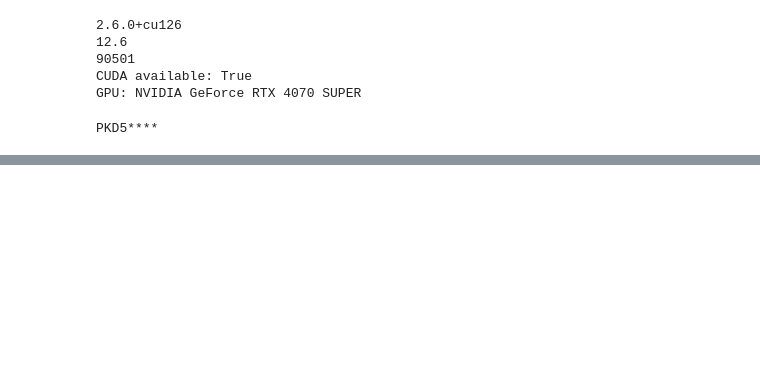
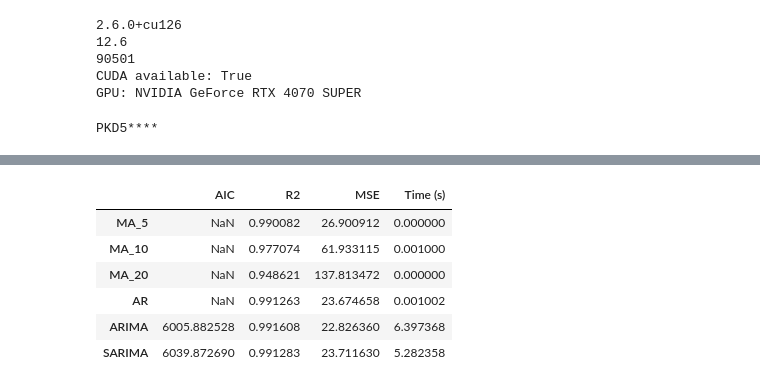
Before and after one commit to rmeza09/Green_Machine, a Jupyter notebook: MA_AR_ARIMA.ipynb, the cells around one changed output, grey strips where cells are left out. Drawn from its saved outputs; the diff is of its cells as text; code cells hidden in the pictures; blank space fills up the shorter version.

Commit message:
completed linear modeling for stochastic processes

```diff
--- a/MA_AR_ARIMA.ipynb
+++ b/MA_AR_ARIMA.ipynb
@@ -40,13 +44,17 @@ PKD5****
+# %%
+eq_symbol = "SPY"
+startYear = 2020
+endYear = 2023
 # %%
 # Create data client
 client = StockHistoricalDataClient(API_KEY, SECRET_KEY)
 
 # Define request
 request_params = StockBarsRequest(
-    symbol_or_symbols=["AAPL"],
+    symbol_or_symbols=[eq_symbol],
     timeframe=TimeFrame.Day,
-    start=datetime(2023, 1, 1),
-    end=datetime(2023, 12, 31)
+    start=datetime(startYear, 1, 1),
+    end=datetime(endYear, 12, 31)
 )
 
 # Fetch data
@@ -132,9 +180,11 @@ for i in range(lag, len(close_array)):
 
 X, y = np.array(X), np.array(y)
 
+start = time.time()
 # Fit model
 model = LinearRegression().fit(X, y)
 ARpreds = model.predict(X)
+ar_time = time.time() - start
 
 fig = go.Figure()
 # stockData
@@ -143,6 +193,7 @@ fig.add_trace(go.Scatter(x=stockData['timestamp'], y=stockData['close'],
 # Add the AR predictions
 fig.add_trace(go.Scatter(x=stockData['timestamp'][lag:], y=ARpreds,
                          mode='lines', name='AR Predictions'))
-fig.update_layout(title='AAPL Closing Prices vs AR(5) Model (Scikit-Learn)',
-                  xaxis_title='Date', yaxis_title='Price (USD)')
+fig.update_layout(title= eq_symbol + ' Closing Prices vs AR(5) Model (Scikit-Learn)' + ' (' + str(startYear) + '-' + str(endYear) + ')',
+                  xaxis_title='Date', yaxis_title='Price (USD)', width=1000,
+                   height=600)
 fig.show()
@@ -148,0 +430,61 @@ fig.show()
+# %%
+from sklearn.metrics import r2_score, mean_squared_error
+
+# Trim actual series to match the length of each prediction
+actual = close_series.reset_index(drop=True)
+
+metrics = {}
+
+# Moving Averages (skip NaNs at beginning)
+for label, preds in {
+    "MA_5": movingAvg5day,
+    "MA_10": movingAvg10day,
+    "MA_20": movingAvg20day
+}.items():
+    valid = ~preds.isna()
+    y_true, y_pred = actual[valid], preds[valid]
+    metrics[label] = {
+        "AIC": None,  # Not applicable
+        "R2": r2_score(y_true, y_pred),
+        "MSE": mean_squared_error(y_true, y_pred)
+    }
+
+# AR model
+metrics["AR"] = {
+    "AIC": None,  # AIC only available if you used statsmodels
+    "R2": r2_score(actual[5:], ARpreds),
+    "MSE": mean_squared_error(actual[5:], ARpreds)
+}
+
+# ARIMA model
+metrics["ARIMA"] = {
+    "AIC": ARIMA_model.aic(),
+    "R2": r2_score(actual[1:], ARIMA_preds),
+    "MSE": mean_squared_error(actual[1:], ARIMA_preds)
+}
+
+# SARIMA model
+metrics["SARIMA"] = {
+    "AIC": sarima_model.aic(),
+    "R2": r2_score(actual[1:], SARIMA_preds),
+    "MSE": mean_squared_error(actual[1:], SARIMA_preds)
+}
+
+metrics["MA_5"]["Time (s)"] = ma5_time
+metrics["MA_10"]["Time (s)"] = ma10_time
+metrics["MA_20"]["Time (s)"] = ma20_time
+metrics["AR"]["Time (s)"] = ar_time
+metrics["ARIMA"]["Time (s)"] = arima_time
+metrics["SARIMA"]["Time (s)"] = sarima_time
+
+metrics_df = pd.DataFrame(metrics).T
+metrics_df = metrics_df[["AIC", "R2", "MSE", "Time (s)"]]
+metrics_df
+# %% [output]
+|  | AIC | R2 | MSE | Time (s) |
+| MA_5 | NaN | 0.990082 | 26.900912 | 0.000000 |
+| MA_10 | NaN | 0.977074 | 61.933115 | 0.001000 |
+| MA_20 | NaN | 0.948621 | 137.813472 | 0.000000 |
+| AR | NaN | 0.991263 | 23.674658 | 0.001002 |
+| ARIMA | 6005.882528 | 0.991608 | 22.826360 | 6.397368 |
+| SARIMA | 6039.872690 | 0.991283 | 23.711630 | 5.282358 |
```
Also changed, not shown: parts of 14 cells of this notebook.
